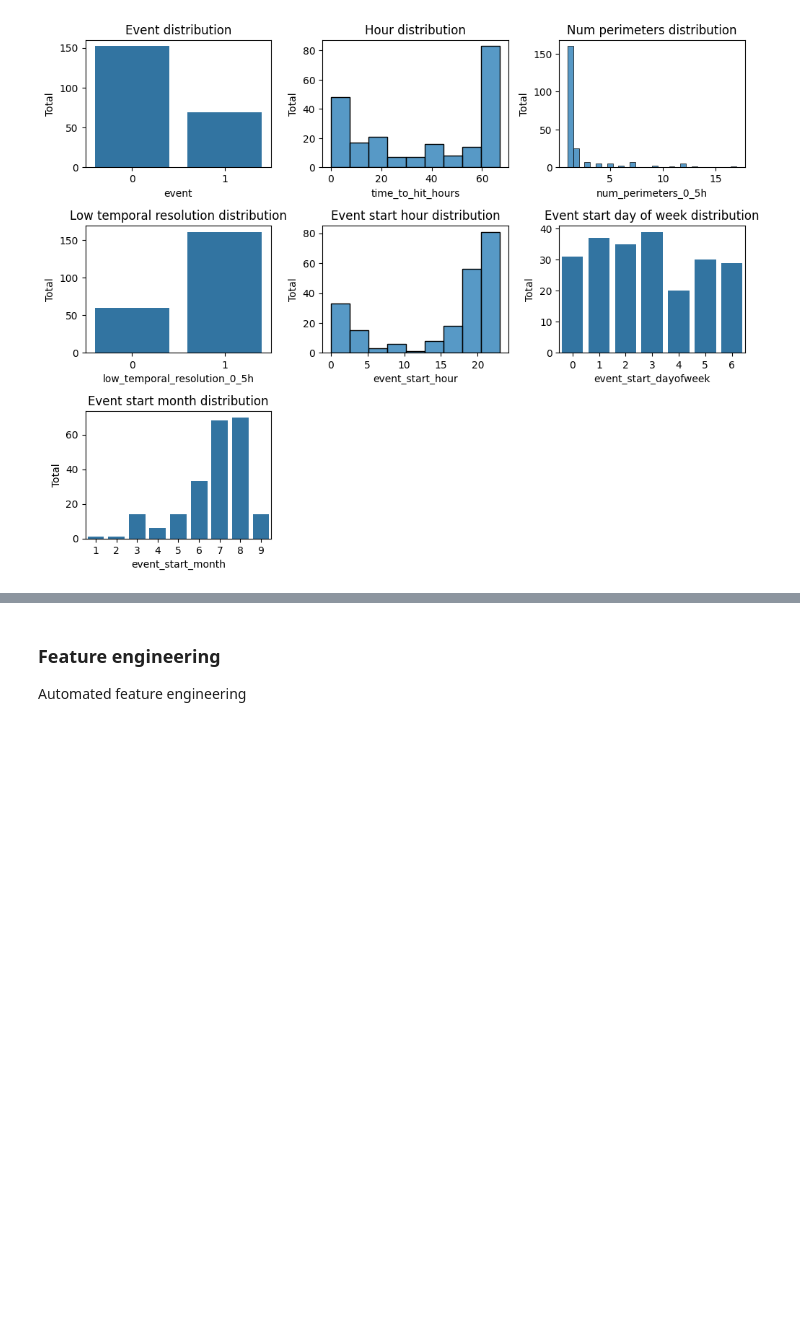
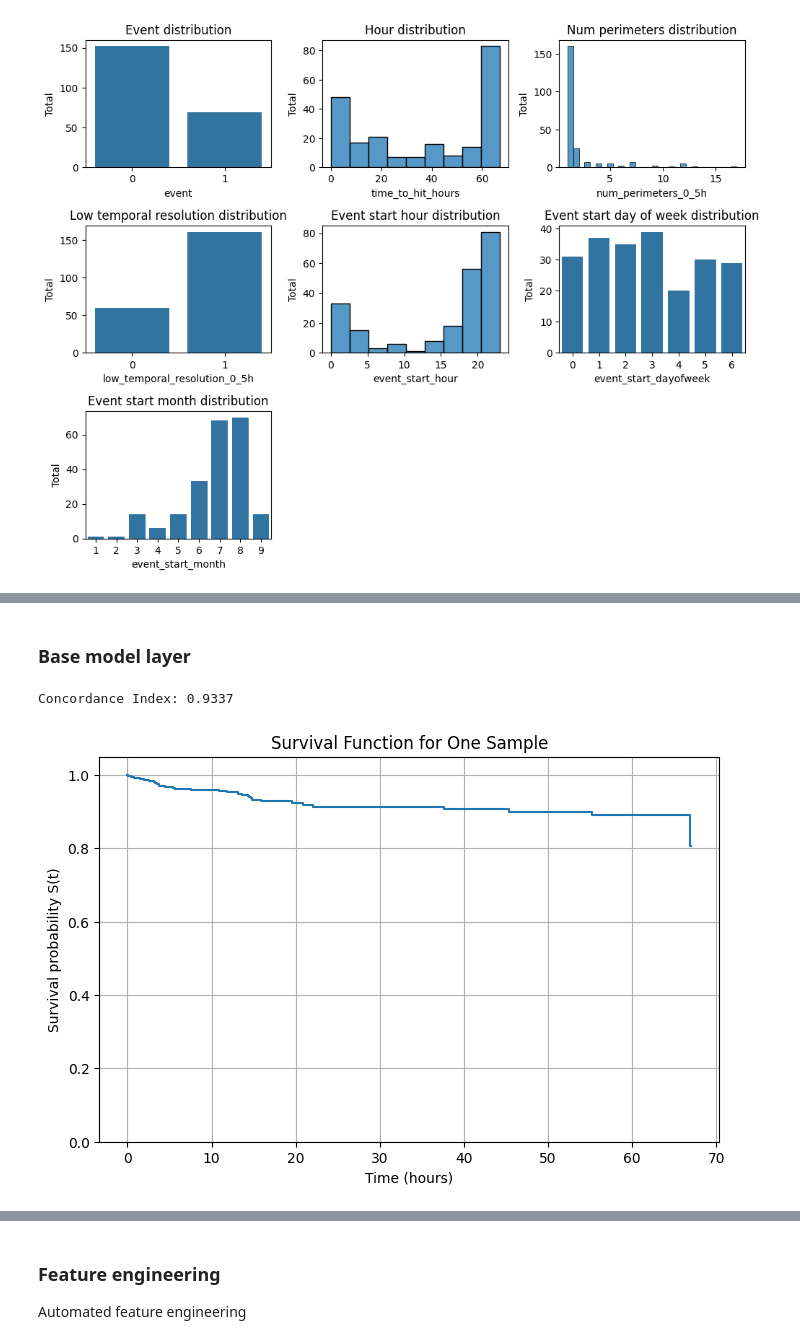
Before and after one commit to ChuongLe279/Kaggle-Competition, a Jupyter notebook: WiDSWorldWide_GlobalDathon26/main.ipynb, the cells around one changed output, grey strips where cells are left out. Drawn from its saved outputs; the diff is of its cells as text; code cells hidden in the pictures; blank space fills up the shorter version.

Commit message:
Trying gbsa model

```diff
--- a/WiDSWorldWide_GlobalDathon26/main.ipynb
+++ b/WiDSWorldWide_GlobalDathon26/main.ipynb
@@ -116,15 +121,0 @@ test = pd.concat([test, test_low_temp_transform], axis=1).drop(columns = 'low_te
-# %%
-#Splitting training data
-X_train, X_test, y_train, y_test = train_test_split(
-    X, y, test_size=0.2, random_state=42
-)
-
-y_train_12 = y_train['target_12h']
-y_train_24 = y_train['target_24h']
-y_train_48 = y_train['target_48h']
-y_train_72 = y_train['target_72h']
-
-y_test_12 = y_test['target_12h']
-y_test_24 = y_test['target_24h']
-y_test_48 = y_test['target_48h']
-y_test_72 = y_test['target_72h']
@@ -151,0 +122,22 @@ def oof_target_encode(X_train, y_train, X_test, cat_cols, n_splits):
+# %% [markdown]
+### Base model layer
+# %%
+gbsa = GradientBoostingSurvivalAnalysis(
+    n_estimators=100,
+    learning_rate=0.05,
+    max_depth=3,
+    random_state=42
+)
+y_train_surv = Surv.from_dataframe("event", "time_to_hit_hours", y_training)
+y_test_surv = Surv.from_dataframe("event", "time_to_hit_hours", y_testing)
+gbsa.fit(X_training, y_train_surv)
+c_index = gbsa.score(X_testing, y_test_surv)
+print(f"Concordance Index: {c_index:.4f}")
+# %% [output]
+Concordance Index: 0.9337
+# %%
+surv_funcs = gbsa.predict_survival_function(X_test)
+p12 = [1 - sf(min(12, sf.x[-1])) for sf in surv_funcs]
+p24 = [1 - sf(min(24, sf.x[-1])) for sf in surv_funcs]
+p48 = [1 - sf(min(48, sf.x[-1])) for sf in surv_funcs]
+p72 = [1 - sf(min(72, sf.x[-1])) for sf in surv_funcs]
@@ -151,0 +154,14 @@ def oof_target_encode(X_train, y_train, X_test, cat_cols, n_splits):
+# %%
+sf = surv_funcs[0]
+
+# Plot it
+plt.figure(figsize=(8, 5))
+plt.step(sf.x, sf.y, where="post")
+plt.xlabel("Time (hours)")
+plt.ylabel("Survival probability S(t)")
+plt.title("Survival Function for One Sample")
+plt.ylim(0, 1.05)
+plt.grid(True)
+plt.show()
+# %% [output]
+[figure, added]
```
Also changed, not shown: parts of 20 cells of this notebook.
